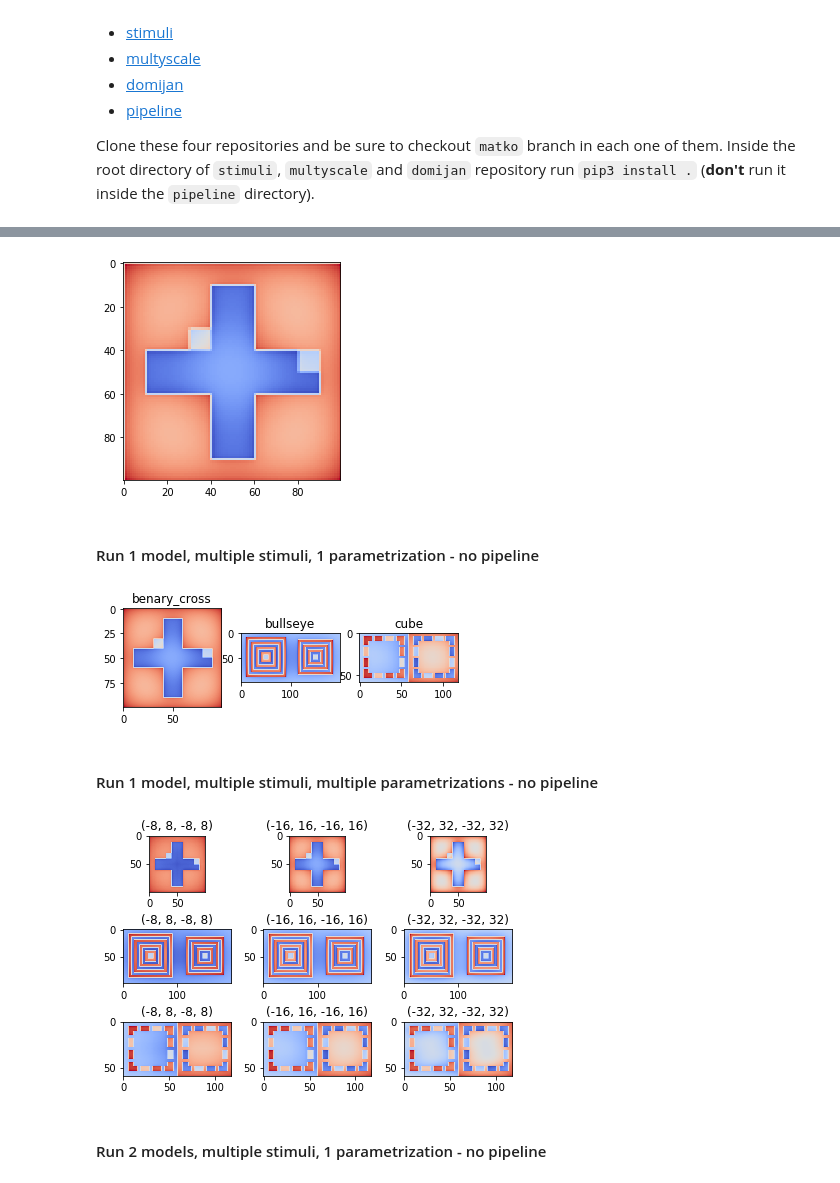
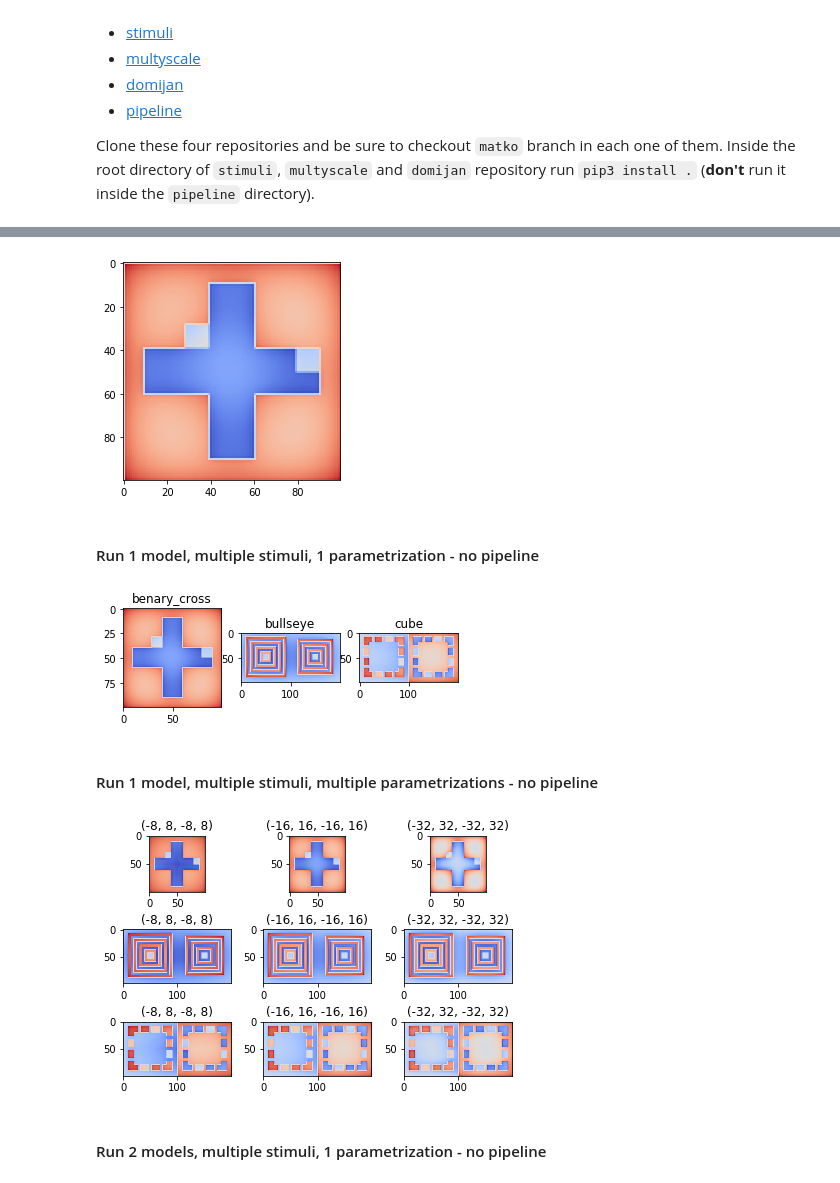
Before and after one commit to computational-psychology/BRENCH, a Jupyter notebook: core/presentation_matko.ipynb, the cells around one changed output, grey strips where cells are left out. Drawn from its saved outputs; the diff is of its cells as text; code cells hidden in the pictures.

Commit message:
changed some stimuli in the example presentation

```diff
--- a/core/presentation_matko.ipynb
+++ b/core/presentation_matko.ipynb
@@ -21,5 +22,5 @@ import plots
 # %%
-stimulus = stimuli.illusions.benary_cross.benarys_cross()
+stimulus = stimuli.illusions.benary_cross.lynn_domijan2015()
 shape = stimulus.shape
 visextent = (-16, 16, -16, 16)
 model = multyscale.models.ODOG_BM1999(shape, visextent)
@@ -28,13 +29,13 @@ output = model.apply(stimulus)
 plt.imshow(output, cmap='coolwarm')
 plt.show()
 # %% [output]
-[figure, old version]
+[figure, new version]
 # %% [markdown]
 #### Run 1 model, multiple stimuli, 1 parametrization - no pipeline
 # %%
-stims = {"benary_cross": stimuli.illusions.benary_cross.benarys_cross(),
-        "bullseye": stimuli.illusions.bullseye.bullseye_illusion(),
-        "cube": stimuli.illusions.cube.cube_illusion()}
+stims = {"benary_cross": stimuli.illusions.benary_cross.lynn_domijan2015(),
+        "bullseye": stimuli.illusions.bullseye.lynn_domijan2015(),
+        "cube": stimuli.illusions.cube.lynn_domijan2015()}
 
 N = len(stims)
 for i, (stimulus_name, stimulus) in enumerate(stims.items()):
@@ -49,34 +50,34 @@ for i, (stimulus_name, stimulus) in enumerate(stims.items()):
 
 plt.show()
 # %% [output]
-[figure, old version]
+[figure, new version]
 # %% [markdown]
 #### Run 1 model, multiple stimuli, multiple parametrizations - no pipeline
 # %%
-stims = {"benary_cross": stimuli.illusions.benary_cross.benarys_cross(),
-        "bullseye": stimuli.illusions.bullseye.bullseye_illusion(),
-        "cube": stimuli.illusions.cube.cube_illusion()}
+stims = {"benary_cross": stimuli.illusions.benary_cross.lynn_domijan2015(),
+        "bullseye": stimuli.illusions.bullseye.lynn_domijan2015(),
+        "cube": stimuli.illusions.cube.lynn_domijan2015()}
 
 params = [(-8, 8, -8, 8), (-16, 16, -16, 16), (-32, 32, -32, 32)]
 
 M = len(stims)
 N = len(stims)
 
 for i, (stimulus_name, stimulus) in enumerate(stims.items()):
     shape = stimulus.shape
     for j, visextent in enumerate(params):
         model = multyscale.models.ODOG_BM1999(shape, visextent)
         output = model.apply(stimulus)
 
         plt.subplot(M,N,M*i + j + 1)
         plt.title(str(visextent))
         plt.imshow(output, cmap='coolwarm')
 
 plt.tight_layout()
 
 plt.show()
 # %% [output]
-[figure, old version]
+[figure, new version]
 # %% [markdown]
 #### Run 2 models, multiple stimuli, 1 parametrization - no pipeline
 # %%
```
Also changed, not shown: parts of 3 cells of this notebook.
